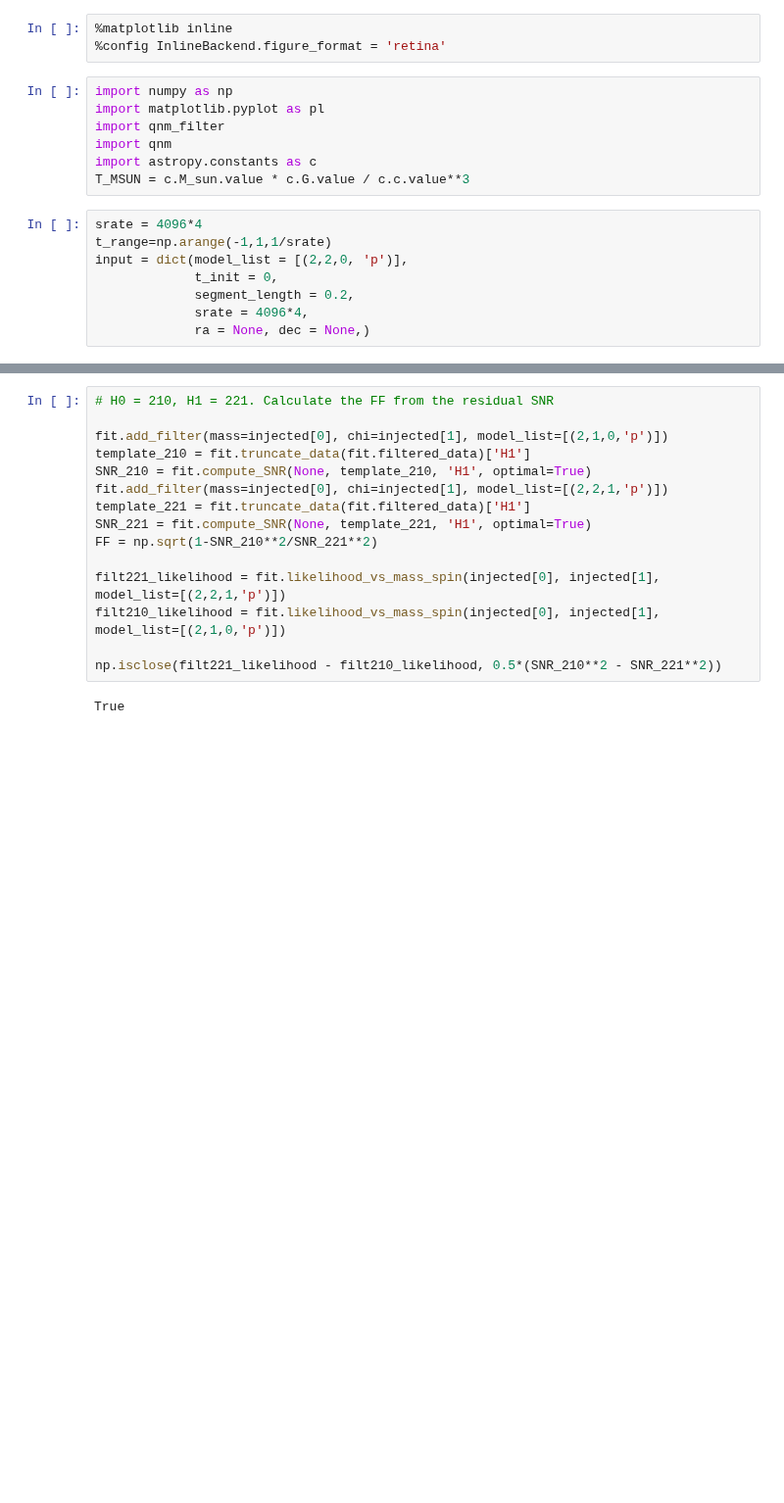
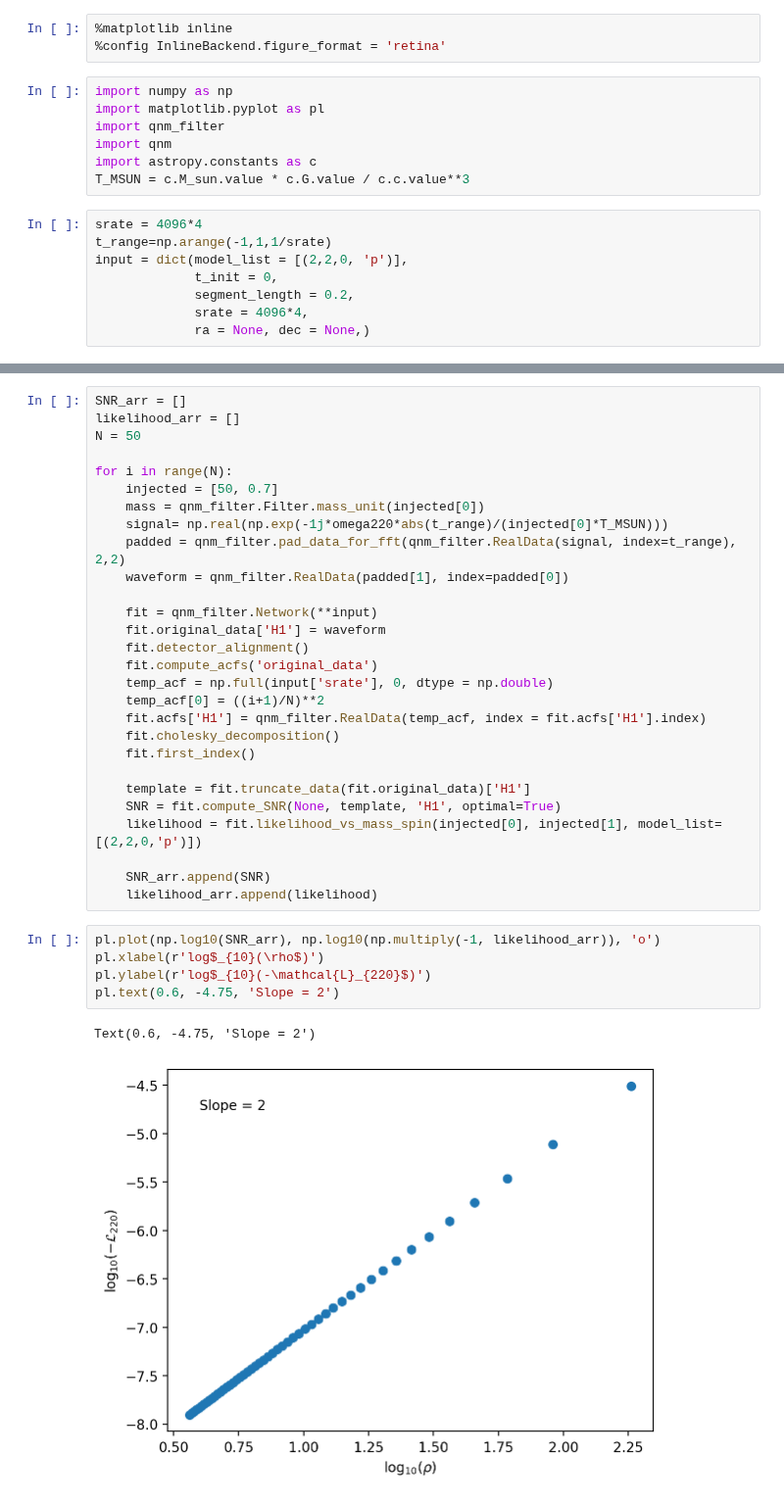
Before and after one commit to Sizheng-Ma/qnm_filter, a Jupyter notebook: code_demo/pointwise_coverage_test.ipynb, the cells around one changed output, grey strips where cells are left out. Shown at 98% size. Saved outputs shown, nothing was run; the diff lists cells and outputs as text; blank space fills up the shorter version.

```diff
--- a/code_demo/pointwise_coverage_test.ipynb
+++ b/code_demo/pointwise_coverage_test.ipynb
@@ -118,17 +78,36 @@ True
-# %%
-# H0 = 210, H1 = 221. Calculate the FF from the residual SNR
-
-fit.add_filter(mass=injected[0], chi=injected[1], model_list=[(2,1,0,'p')])
-template_210 = fit.truncate_data(fit.filtered_data)['H1']
-SNR_210 = fit.compute_SNR(None, template_210, 'H1', optimal=True)
-fit.add_filter(mass=injected[0], chi=injected[1], model_list=[(2,2,1,'p')])
-template_221 = fit.truncate_data(fit.filtered_data)['H1']
-SNR_221 = fit.compute_SNR(None, template_221, 'H1', optimal=True)
-FF = np.sqrt(1-SNR_210**2/SNR_221**2)
-
-filt221_likelihood = fit.likelihood_vs_mass_spin(injected[0], injected[1], model_list=[(2,2,1,'p')])
-filt210_likelihood = fit.likelihood_vs_mass_spin(injected[0], injected[1], model_list=[(2,1,0,'p')])
-
-np.isclose(filt221_likelihood - filt210_likelihood, 0.5*(SNR_210**2 - SNR_221**2))
-# %% [output]
-True
+# %%
+SNR_arr = []
+likelihood_arr = []
+N = 50
+
+for i in range(N):
+    injected = [50, 0.7]
+    mass = qnm_filter.Filter.mass_unit(injected[0])
+    signal= np.real(np.exp(-1j*omega220*abs(t_range)/(injected[0]*T_MSUN)))
+    padded = qnm_filter.pad_data_for_fft(qnm_filter.RealData(signal, index=t_range), 2,2)
+    waveform = qnm_filter.RealData(padded[1], index=padded[0])
+
+    fit = qnm_filter.Network(**input)
+    fit.original_data['H1'] = waveform
+    fit.detector_alignment()
+    fit.compute_acfs('original_data')
+    temp_acf = np.full(input['srate'], 0, dtype = np.double)
+    temp_acf[0] = ((i+1)/N)**2
+    fit.acfs['H1'] = qnm_filter.RealData(temp_acf, index = fit.acfs['H1'].index)
+    fit.cholesky_decomposition()
+    fit.first_index()
+
+    template = fit.truncate_data(fit.original_data)['H1']
+    SNR = fit.compute_SNR(None, template, 'H1', optimal=True)
+    likelihood = fit.likelihood_vs_mass_spin(injected[0], injected[1], model_list=[(2,2,0,'p')])
+
+    SNR_arr.append(SNR)
+    likelihood_arr.append(likelihood)
+# %%
+pl.plot(np.log10(SNR_arr), np.log10(np.multiply(-1, likelihood_arr)), 'o')
+pl.xlabel(r'log$_{10}(\rho$)')
+pl.ylabel(r'log$_{10}(-\mathcal{L}_{220}$)')
+pl.text(0.6, -4.75, 'Slope = 2')
+# %% [output]
+Text(0.6, -4.75, 'Slope = 2')
+[figure, added]
```
Also changed, not shown: parts of 14 cells of this notebook, 1 other file.
